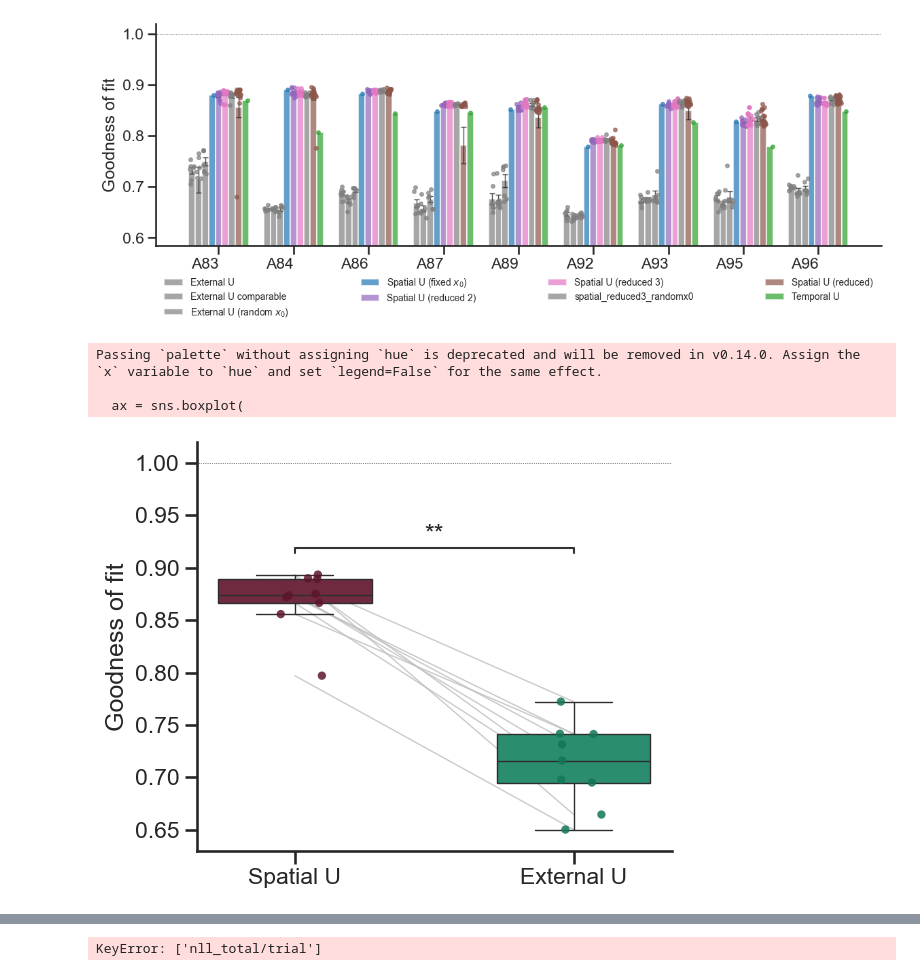
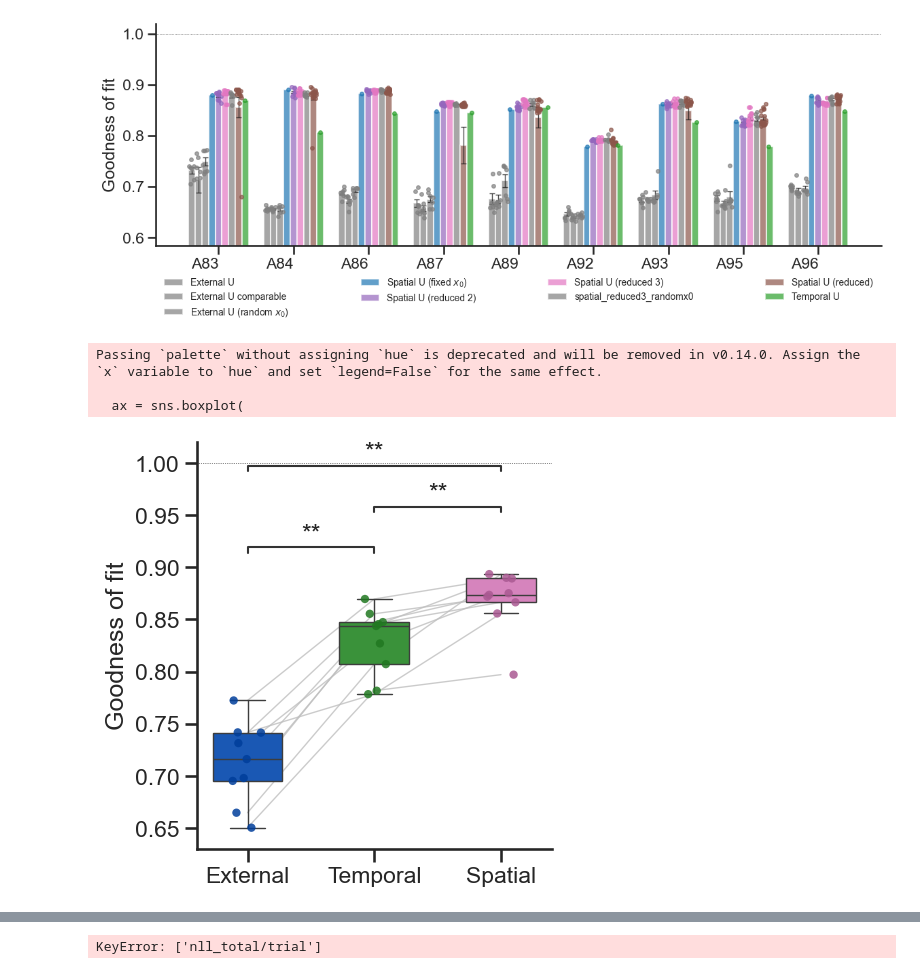
Before and after one commit to javirm3/TFG, a Jupyter notebook: simulations/code/fitting/fitting_plots_final.ipynb, the cells around one changed output, grey strips where cells are left out. Drawn from its saved outputs; the diff is of its cells as text; code cells hidden in the pictures.

Commit message:
Added opto modifications and new model

```diff
--- a/simulations/code/fitting/fitting_plots_final.ipynb
+++ b/simulations/code/fitting/fitting_plots_final.ipynb
@@ -266,6 +327,16 @@ color_map = {
     "spatial_reduced_cert": "#8c564b", # marrón
     "spatial_reduced3": "#e377c2"    # rosa
 }
+color_map = {
+    "spatialU_notrandom": "#1f77b4",  # azul
+    "spatialU":          "#ff7f0e",  # naranja
+    "temporalU":         "#2ca02c",   # verde
+    "spatial_reduced2": "#9467bd",   # morado
+    "spatial_reduced_cert": "#8c564b", # marrón
+    "spatial_reduced3": "#e377c2",    # rosa
+    "spatial_reduced3_randomx0": "#e377c2", # rojo oscuro
+    "externalU2_randomx0": "#0053CE" # azul fuerte
+}
 model_names = {
     f"spatialU_notrandom": "Spatial U (fixed $x_0$)",
     "spatialU": "Spatial U",
@@ -354,10 +440,10 @@ spatialU_notrandom -> free_idx: [0 1 2 3 4 5 6 7 9]   free_params: ['sL', 'sC',
 # %% [markdown]
 # Fitting results analisys
 # %%
-model = 'spatial_reduced3'
+model = 'temporalU'
 # filter_subject = ['A89','A92','A83', 'A84']
 filter_subject = ['A89']
-# filter_subject = []
+filter_subject = []
 params_stats = ['U_ext_amplitude']
 
 # to_plot = params_df[params_df['model'] == model][["subject"] + param_names[model] + ['nll/trial']]
@@ -382,7 +468,7 @@ df_melted = to_plot.melt(id_vars='subject', var_name='parameter', value_name='va
 plt.figure(figsize=(7, 5))
 ax = sns.boxplot(data=df_melted, x='parameter', y='value', palette=custom_palette, hue = 'parameter')
 sns.stripplot(data=df_melted, x='parameter', y='value', color='black', palette=custom_palette,alpha=0.5, jitter=True, ax = ax, hue = 'parameter')
-sns.stripplot(data=df_melted[df_melted['subject'] == 'A92_2'], x='parameter', y='value', color='red',alpha=0.5, jitter=True, ax = ax)
+# sns.stripplot(data=df_melted[df_melted['subject'] == 'A92_2'], x='parameter', y='value', color='red',alpha=0.5, jitter=True, ax = ax)
 strip_darken(ax)
 
 params = ax.get_xticklabels()
@@ -579,13 +661,22 @@ import seaborn as sns
 
 # ---- Annotator ----
 from statannotations.Annotator import Annotator
+from itertools import combinations
 
 metric_col  = "rel_vs_ceiling_full"
 models_keep = ["spatial_reduced3", "externalU2_randomx0"]
-model_names['externalU2_randomx0'] = "External U"
-model_names['spatial_reduced3'] = "Spatial U"
-color_map['spatial_reduced3'] = "#7b1e3a"
-color_map['externalU2_randomx0'] = "#1b9d77"
+models_keep = [ "externalU2_randomx0", "temporalU", "spatial_reduced3"]
+# model_names['externalU2_randomx0'] = "External U"
+# model_names['spatial_reduced3'] = "Spatial U"
+model_names2 = model_names.copy()
+
+model_names2['spatialU_notrandom'] = "Spatial U"
+model_names2['spatial_reduced_cert'] = "Reduced"
+model_names2['temporalU'] = "Temporal"
+model_names2['spatial_reduced3'] = "Spatial"
+model_names2['externalU2_randomx0'] = "External"
+# color_map['spatial_reduced3'] = "#7b1e3a"
+# color_map['externalU2_randomx0'] = "#1b9d77"
 # --- fallback strip_darken (borra si ya tienes la tuya) ---
 def strip_darken(c, factor=0.75):
     """
@@ -617,7 +708,7 @@ box_palette   = {m: color_map.get(m, "gray") for m in models_keep}
 strip_palette = {m: strip_darken(color_map.get(m, "gray")) for m in models_keep}
 
 # 6) Labels bonitos para el eje X
-tick_labels = [model_names.get(m, m) for m in models_keep]
+tick_labels = [model_names2.get(m, m) for m in models_keep]
 
 plt.figure(figsize=(5, 5))
 ax = sns.boxplot(
@@ -644,42 +735,46 @@ sns.stripplot(
 leg = ax.get_legend()
 if leg is not None:
     leg.remove()
 
-# líneas conectando subjects (paired)
-x0, x1 = 0, 1
+x0, x1, x2 = 0, 1, 2
+ax.set_xticklabels(tick_labels, rotation=0)
 for s in subjects:
-    y0 = float(wide.loc[s, models_keep[0]])
-    y1 = float(wide.loc[s, models_keep[1]])
-    ax.plot([x0, x1], [y0, y1], color="0.75", lw=1, alpha=0.8, zorder=0)
+    if len(models_keep) == 2:
+        y0 = float(wide.loc[s, models_keep[0]])
+        y1 = float(wide.loc[s, models_keep[1]])
+        ax.plot([x0, x1], [y0, y1], color="0.75", lw=1, alpha=0.8, zorder=0)
+    elif len(models_keep) == 3:
+        y0 = float(wide.loc[s, models_keep[0]])
+        y1 = float(wide.loc[s, models_keep[1]])
+        y2 = float(wide.loc[s, models_keep[2]])
+        ax.plot([x0, x1, x2], [y0, y1, y2], color="0.75", lw=1, alpha=0.8, zorder=0)
 
-# etiquetas X con model_names
-ax.set_xticklabels(tick_labels, rotation=0)
 
 # ---- TEST con Annotator (paired) ----
-pairs = [(models_keep[0], models_keep[1])]
+pairs = list(combinations(models_keep, 2))
 annot = Annotator(ax, pairs, data=long, x="model", y=metric_col, order=models_keep)
 
 # Wilcoxon = paired no paramétrico
 annot.configure(test="Wilcoxon", text_format="star", loc="outside", verbose=0)
 annot.apply_and_annotate()
 
 # decoración
 ax.set_xlabel("")
 ax.set_ylabel("Goodness of fit")
 ax.set_ylim(long[metric_col].min() - 0.02, 1.02)
 ax.axhline(0.0, color="k", linewidth=0.5, linestyle=":")
 ax.axhline(1.0, color="k", linewidth=0.5, linestyle=":")
 ax.axhline(0.5, color="k", linewidth=0.5, linestyle="--", alpha=0.4)
 
 sns.despine()
 plt.tight_layout()
 plt.savefig(f'{paths.PLOTS}/fig_params_spatialU_vs_externalU_fit_comparison.pdf')
 plt.show()
 # %% [output]
 Passing `palette` without assigning `hue` is deprecated and will be removed in v0.14.0. Assign the `x` variable to `hue` and set `legend=False` for the same effect.
 
   ax = sns.boxplot(
-[figure, old version]
+[figure, new version]
 # %%
 metric_col = "rel_vs_ceiling_bal"
 
```
Also changed, not shown: parts of 10 cells of this notebook, 49 other files.
